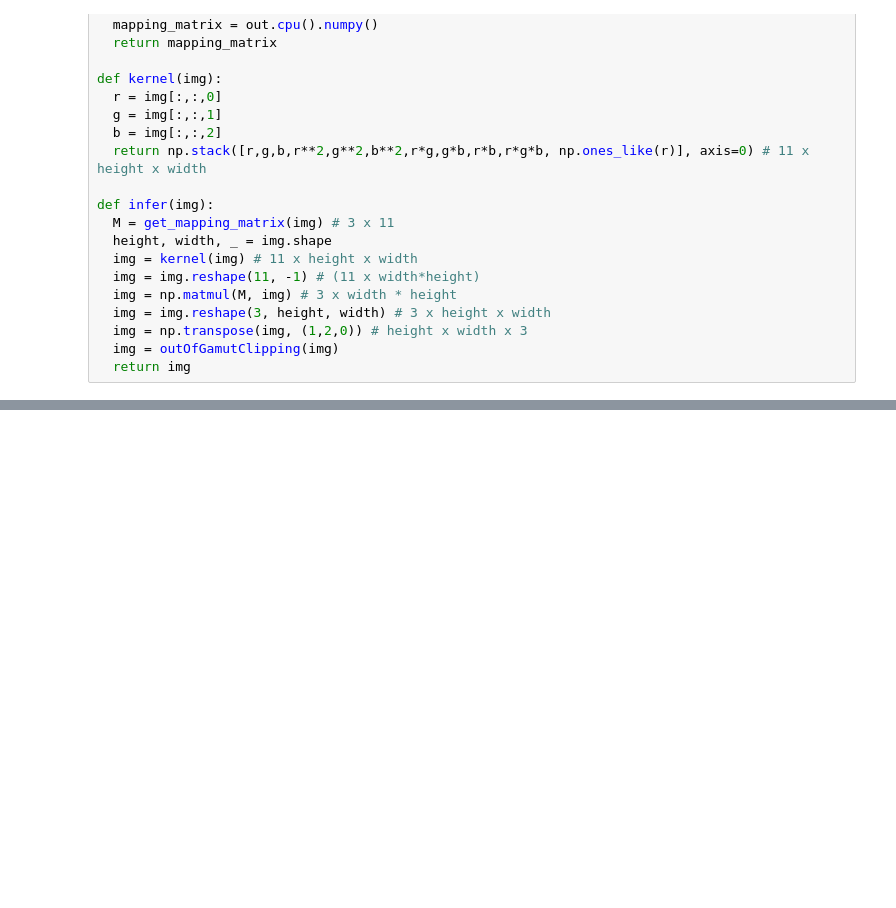
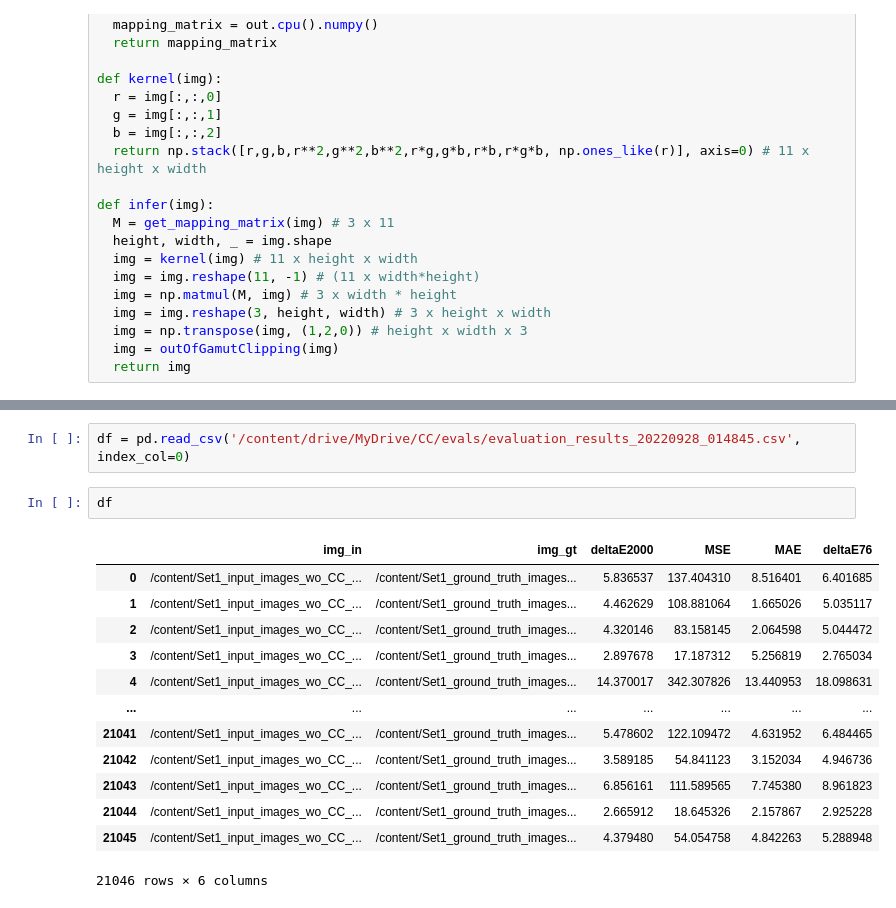
Before and after one commit to dranhclub/ColorConstancy, a Jupyter notebook: Evaluate_Color_Correction.ipynb, the cells around one changed output, grey strips where cells are left out. Saved outputs shown, nothing was run; the diff lists cells and outputs as text; blank space fills up the shorter version.

```diff
--- a/Evaluate_Color_Correction.ipynb
+++ b/Evaluate_Color_Correction.ipynb
@@ -475,0 +471,18 @@ EvalThread.eval_log
+# %%
+df = pd.read_csv('/content/drive/MyDrive/CC/evals/evaluation_results_20220928_014845.csv', index_col=0)
+# %%
+df
+# %% [output]
+|  | img_in | img_gt | deltaE2000 | MSE | MAE | deltaE76 |
+| 0 | /content/Set1_input_images_wo_CC_... | /content/Set1_ground_truth_images... | 5.836537 | 137.404310 | 8.516401 | 6.401685 |
+| 1 | /content/Set1_input_images_wo_CC_... | /content/Set1_ground_truth_images... | 4.462629 | 108.881064 | 1.665026 | 5.035117 |
+| 2 | /content/Set1_input_images_wo_CC_... | /content/Set1_ground_truth_images... | 4.320146 | 83.158145 | 2.064598 | 5.044472 |
+| 3 | /content/Set1_input_images_wo_CC_... | /content/Set1_ground_truth_images... | 2.897678 | 17.187312 | 5.256819 | 2.765034 |
+| 4 | /content/Set1_input_images_wo_CC_... | /content/Set1_ground_truth_images... | 14.370017 | 342.307826 | 13.440953 | 18.098631 |
+| ... | ... | ... | ... | ... | ... | ... |
+| 21041 | /content/Set1_input_images_wo_CC_... | /content/Set1_ground_truth_images... | 5.478602 | 122.109472 | 4.631952 | 6.484465 |
+| 21042 | /content/Set1_input_images_wo_CC_... | /content/Set1_ground_truth_images... | 3.589185 | 54.841123 | 3.152034 | 4.946736 |
+| 21043 | /content/Set1_input_images_wo_CC_... | /content/Set1_ground_truth_images... | 6.856161 | 111.589565 | 7.745380 | 8.961823 |
+| 21044 | /content/Set1_input_images_wo_CC_... | /content/Set1_ground_truth_images... | 2.665912 | 18.645326 | 2.157867 | 2.925228 |
+| 21045 | /content/Set1_input_images_wo_CC_... | /content/Set1_ground_truth_images... | 4.379480 | 54.054758 | 4.842263 | 5.288948 |
+21046 rows × 6 columns
```
Also changed, not shown: parts of 15 cells of this notebook, 9 other files.
